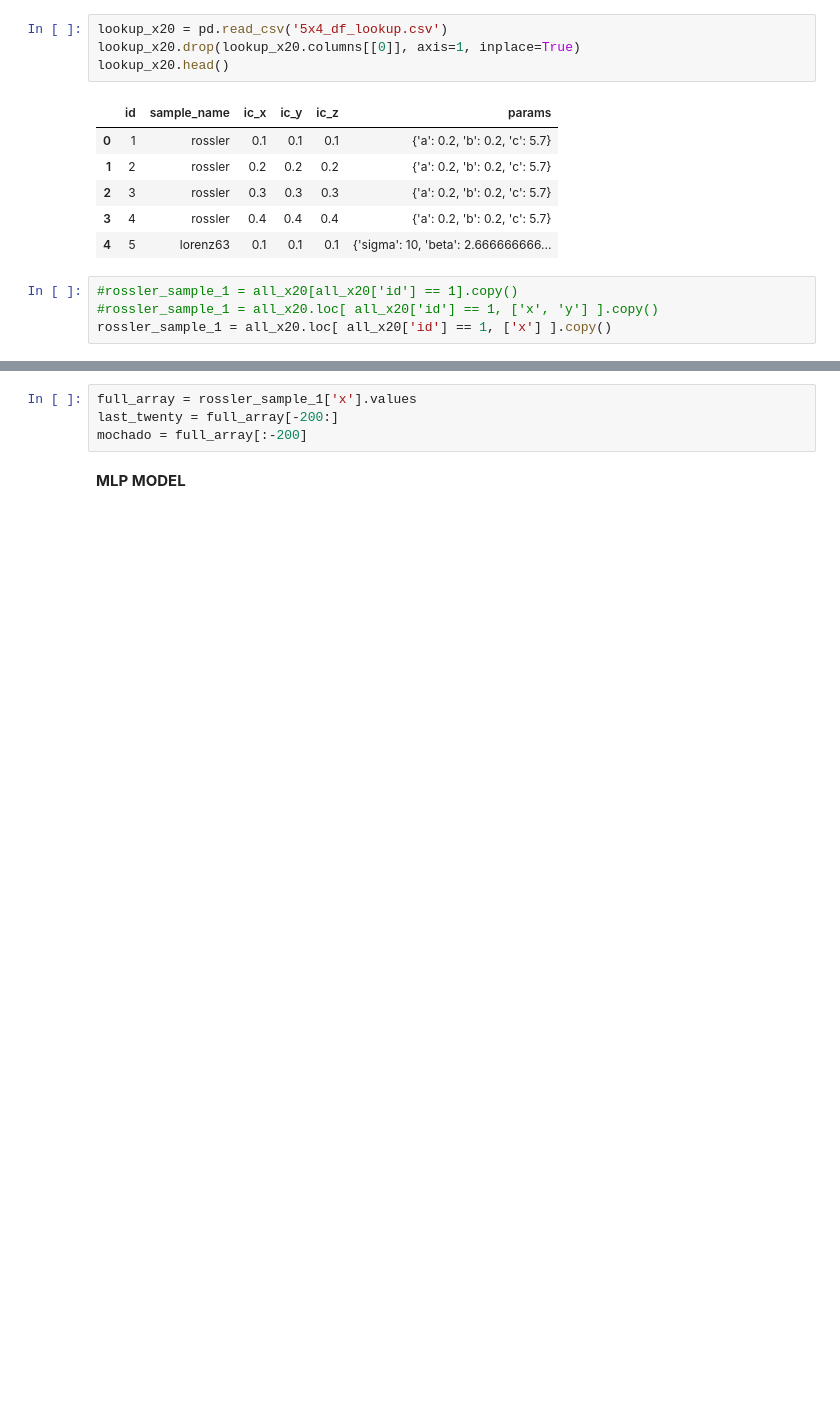
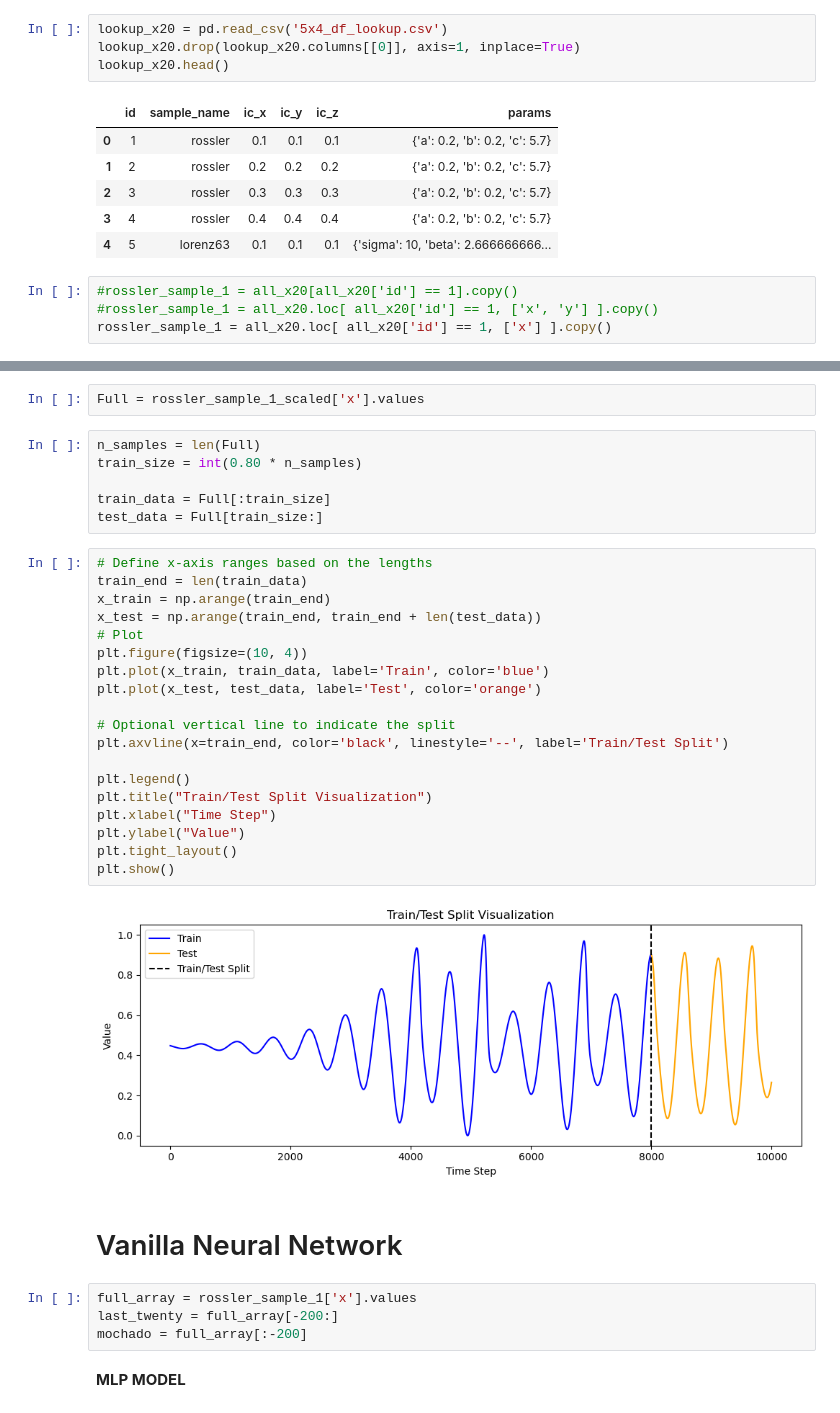
Before and after one commit to nxteventrying/TESIS, a Jupyter notebook: scripts/Strafe.ipynb, the cells around one changed output, grey strips where cells are left out. Saved outputs shown, nothing was run; the diff lists cells and outputs as text; blank space fills up the shorter version.

```diff
--- a/scripts/Strafe.ipynb
+++ b/scripts/Strafe.ipynb
@@ -41,3 +136,34 @@ rossler_sample_1 = pd.DataFrame(scaler.fit_transform(rossler_sample_1), columns
+# %%
+Full = rossler_sample_1_scaled['x'].values
+# %%
+n_samples = len(Full)
+train_size = int(0.80 * n_samples)
+
+train_data = Full[:train_size]
+test_data = Full[train_size:]
+# %%
+# Define x-axis ranges based on the lengths
+train_end = len(train_data)
+x_train = np.arange(train_end)
+x_test = np.arange(train_end, train_end + len(test_data))
+# Plot
+plt.figure(figsize=(10, 4))
+plt.plot(x_train, train_data, label='Train', color='blue')
+plt.plot(x_test, test_data, label='Test', color='orange')
+
+# Optional vertical line to indicate the split
+plt.axvline(x=train_end, color='black', linestyle='--', label='Train/Test Split')
+
+plt.legend()
+plt.title("Train/Test Split Visualization")
+plt.xlabel("Time Step")
+plt.ylabel("Value")
+plt.tight_layout()
+plt.show()
+# %% [output]
+[figure, added]
+# %% [markdown]
+# Vanilla Neural Network
 # %%
 full_array = rossler_sample_1['x'].values
 last_twenty = full_array[-200:]
```
Also changed, not shown: parts of 53 cells of this notebook.
